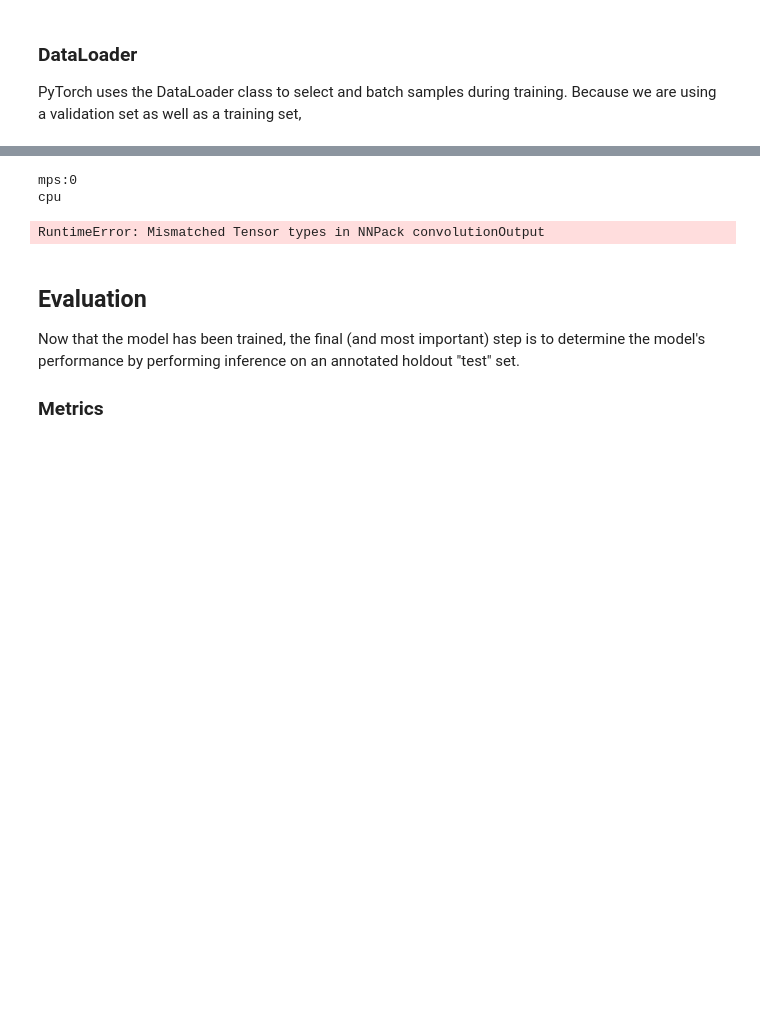
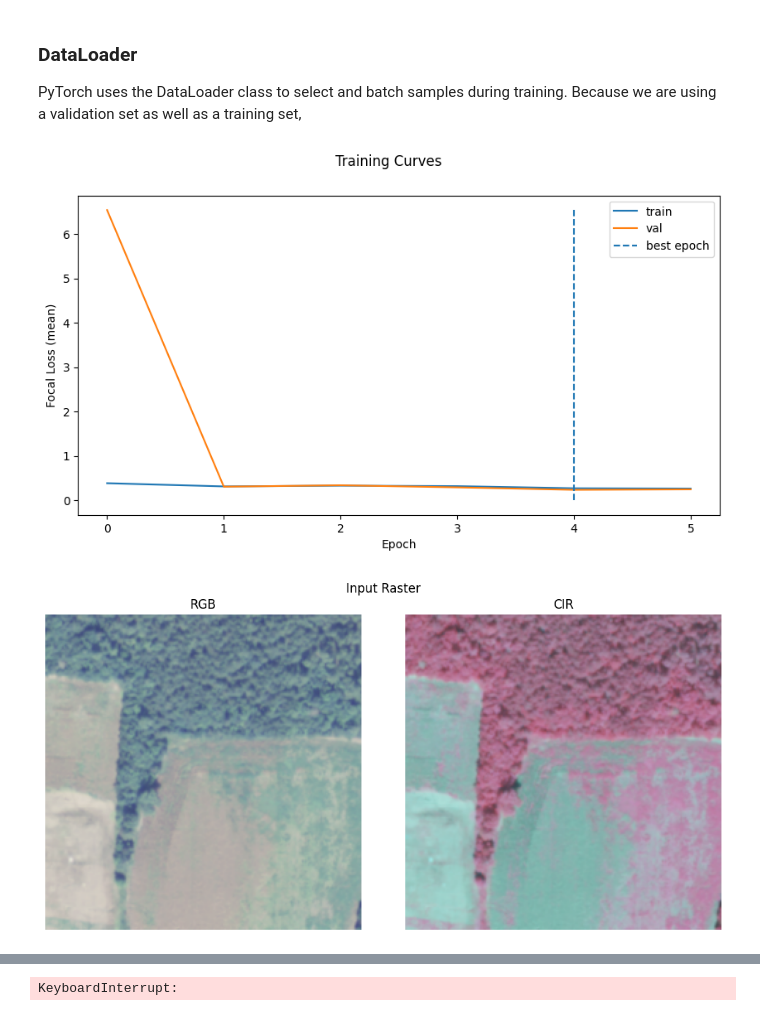
Before and after one commit to DakotaHester/NAIP_UNet_Example, a Jupyter notebook: main.ipynb, the cells around one changed output, grey strips where cells are left out. Cells and saved outputs as stored; diff of their text form; code cells hidden in the pictures; blank space fills up the shorter version.

```diff
--- a/main.ipynb
+++ b/main.ipynb
@@ -807,4 +814,5 @@ LEARNING_RATE = 0.001 # learning rate for optimizer
 BATCH_SIZE = 16 # batch size to use
 NUM_EPOCHS = 100 # number of epochs to train for
 FL_GAMMA = 2.0 # gamma parameter for focal loss
+PATIENCE = 10 # patience for early stopping
 # %%
@@ -835,7 +860,8 @@ from torch.utils.data import DataLoader
 train_loader = DataLoader(train_dataset, batch_size=BATCH_SIZE, shuffle=True, pin_memory=False)
 val_loader = DataLoader(val_dataset, batch_size=BATCH_SIZE, shuffle=False, pin_memory=False)
 # %%
-from tqdm import trange, tqdm
+from tqdm import tqdm # for progress bars
+from IPython.display import clear_output # for clearing output in jupyter notebook
 
 # save loss values for plotting
 train_losses = []
@@ -854,43 +880,65 @@ for epoch in range(NUM_EPOCHS):
     with tqdm(train_loader, unit="batch", desc=f'Epoch {epoch+1}/{NUM_EPOCHS} train step') as t_train: # create a progress bar for training
         for X, y in t_train:
             # move data to GPU if available
-            X.to(device)
-            y.to(device)
+            X = X.to(device)
+            y = y.to(device)
 
             y_hat = model(X)
             loss = loss_fn(y_hat, y)
             epoch_train_loss += (loss.item() * len(X)) # add total batch loss to epoch loss
             t_train.set_postfix(loss=loss.item())
 
             loss.backward() # backpropagate loss
             optimizer.step() # update optimizer parameters (lr, momentum, etc.)
 
-    train_losses.append(epoch_train_loss) # calculate average loss for epoch and append to list
+    train_losses.append(epoch_train_loss / len(train_dataset)) # calculate average loss for epoch and append to list
 
     # validation step
     epoch_val_loss = 0.0
     model.eval() # set model to eval mode (disables autograd and dropout)
     with tqdm(val_loader, unit="batch", desc=f'Epoch {epoch+1}/{NUM_EPOCHS} val step') as t_val: # create a progress bar for validation
-        for X, y in val_loader:
+        for X, y in t_val:
             # move data to GPU if available
-            X.to(device)
-            y.to(device)
+            X = X.to(device)
+            y = y.to(device)
 
             y_hat = model(X)
             loss = loss_fn(y_hat, y)
             epoch_val_loss += (loss.item() * len(X)) # add total batch loss to epoch loss
             t_val.set_postfix(loss=loss.item())
 
-    val_losses.append(epoch_val_loss) # calculate average loss for epoch and append to list
+    val_losses.append(epoch_val_loss / len(val_dataset)) # calculate average loss for epoch and append to list
 
     # update best validation loss and save model if new best is found
     if loss < best_val_loss:
         best_val_loss = loss
         best_epoch = epoch
         torch.save(model.state_dict(), './best_model.pth')
 
+    # plot training curves
+    clear_output(wait=True)
+    fig = plt.figure(figsize=(10, 5))
+    fig.suptitle('Training Curves')
+    plt.plot(train_losses, label='train')
+    plt.plot(val_losses, label='val')
+    plt.xlabel('Epoch')
+    plt.ylabel('Focal Loss (mean)')
+    plt.vlines(best_epoch, ymin=0, ymax=max(max(train_losses), max(val_losses)), label='best epoch', linestyles='dashed')
+    plt.ylim(0, 1)
+    plt.legend()
+    plt.show()
+
+    # show example prediction
+    y_hat_plot = y_hat[0].detach().cpu().numpy() # convert target to numpy array\
+    y_hat_plot = y_hat_plot.argmax(axis=0)
+    visualize_raster(X[0].cpu().numpy(), title='Input Raster')
+    visualize_target(y[0].cpu().numpy(), title='Ground Truth')
+    visualize_target(y_hat_plot, title=f'Inference at epoch {epoch+1}')
+
     # early stopping
-    if epoch - best_epoch > 10:
-        print(f'Validation loss has not improved for 5 epochs. Stopping early at epoch {epoch}')
+    if epoch - best_epoch > PATIENCE:
+        print(f'Validation loss has not improved for {PATIENCE} epochs. Stopping early at epoch {epoch+1}')
         break
 # %% [output]
+[figure, added]
+[figure, added]
@@ -897,9 +947 @@ for epoch in range(NUM_EPOCHS):
-mps:0
-cpu
+KeyboardInterrupt:
-RuntimeError: Mismatched Tensor types in NNPack convolutionOutput
-# %% [markdown]
-## Evaluation
-
-Now that the model has been trained, the final (and most important) step is to determine the model's performance by performing inference on an annotated holdout "test" set.
-
-### Metrics
```
Also changed, not shown: parts of 22 cells of this notebook, 2 other files.
